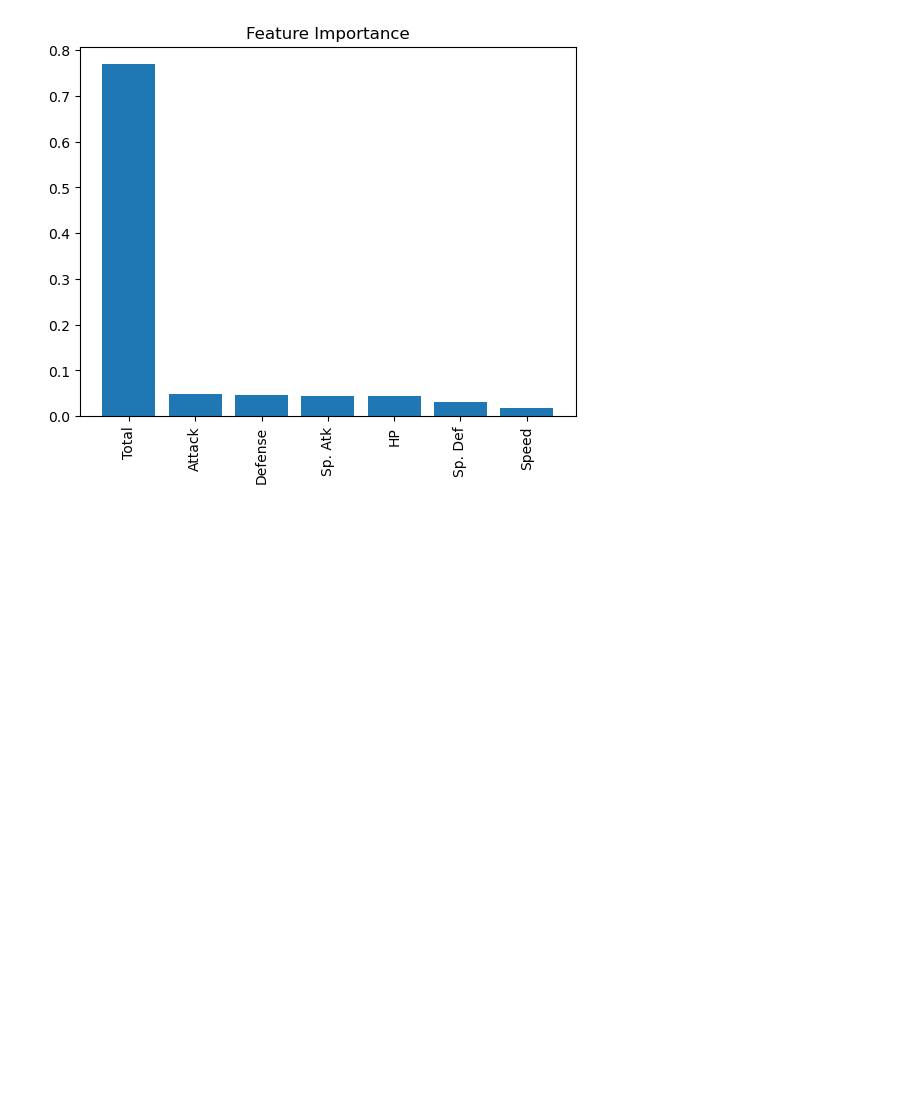
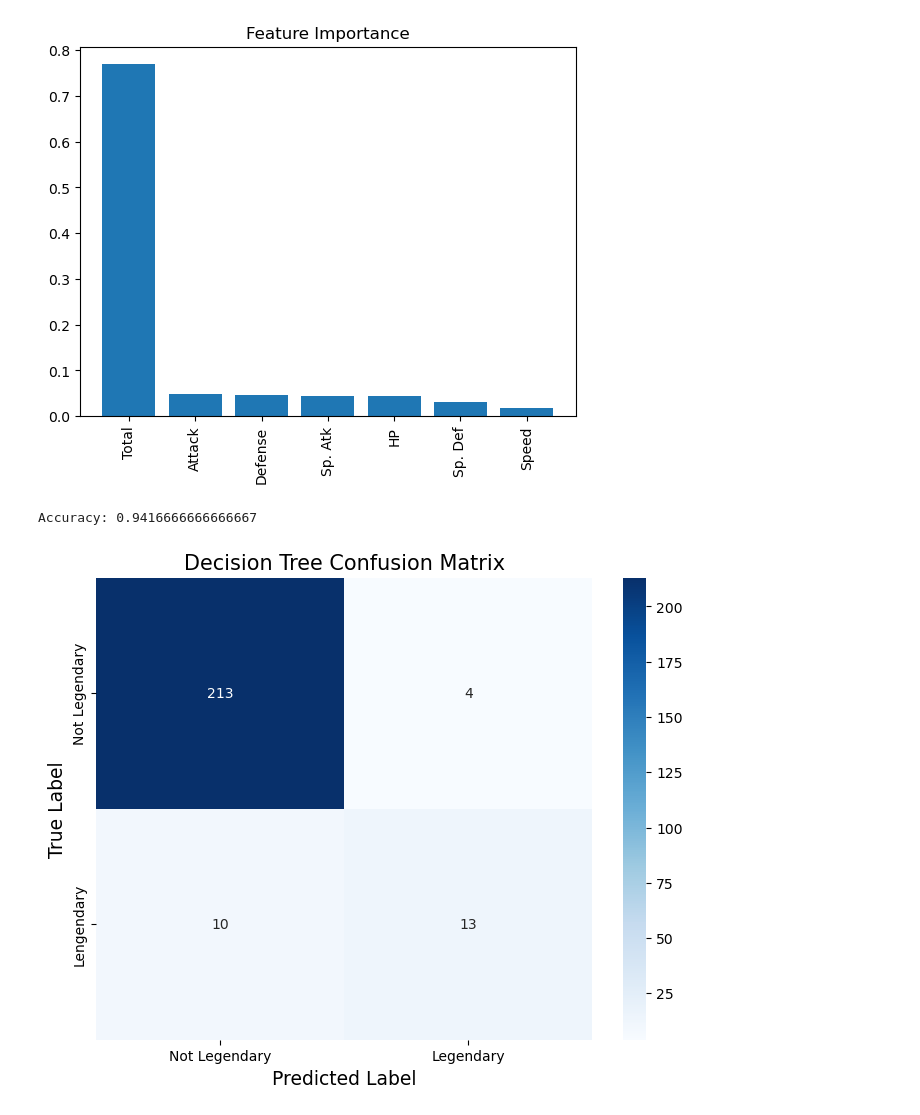
Before and after one commit to shane-sarabdial/CoefficientCrusaders, a Jupyter notebook: notebooks/pokemon.ipynb, the cells around one changed output. Drawn from its saved outputs; the diff is of its cells as text; code cells hidden in the pictures; blank space fills up the shorter version.

```diff
--- a/notebooks/pokemon.ipynb
+++ b/notebooks/pokemon.ipynb
@@ -362,0 +365,38 @@ plt.show()
+# %%
+dclf = DecisionTreeClassifier(splitter='best', random_state=42)
+
+dclf.fit(X_train,y_train)
+
+dclf.score(X_test,y_test)
+
+y_pred_d = dclf.predict(X_test)
+
+accuracy = accuracy_score(y_test, y_pred_d)
+
+print(f'Accuracy: {accuracy}')
+# %% [output]
+Accuracy: 0.9416666666666667
+# %%
+cmd = confusion_matrix(y_test,y_pred_d)
+
+fig, ax = plt.subplots(figsize=(8,6))
+
+sns.heatmap(cmd, annot=True, fmt='d', cmap='Blues', ax=ax,
+
+ xticklabels=['Not Legendary', 'Legendary'],
+
+yticklabels=['Not Legendary', 'Lengendary'])
+
+ax.set_xlabel('Predicted Label')
+
+ax.set_ylabel('True Label')
+
+ax.set_title('Decision Tree Confusion Matrix')
+ax.set_xlabel('Predicted Label',  fontsize = 13.5)
+ax.set_ylabel('True Label', fontsize = 13.5)
+ax.set_title('Decision Tree Confusion Matrix' ,fontsize =15)
+plt.savefig('../images/cm_pokemon-_dt',bbox_inches='tight', transparent=True, facecolor ='#dcae52')
+
+plt.show()
+# %% [output]
+[figure, added]
```
Also changed, not shown: parts of 2 cells of this notebook, 2 other files.
